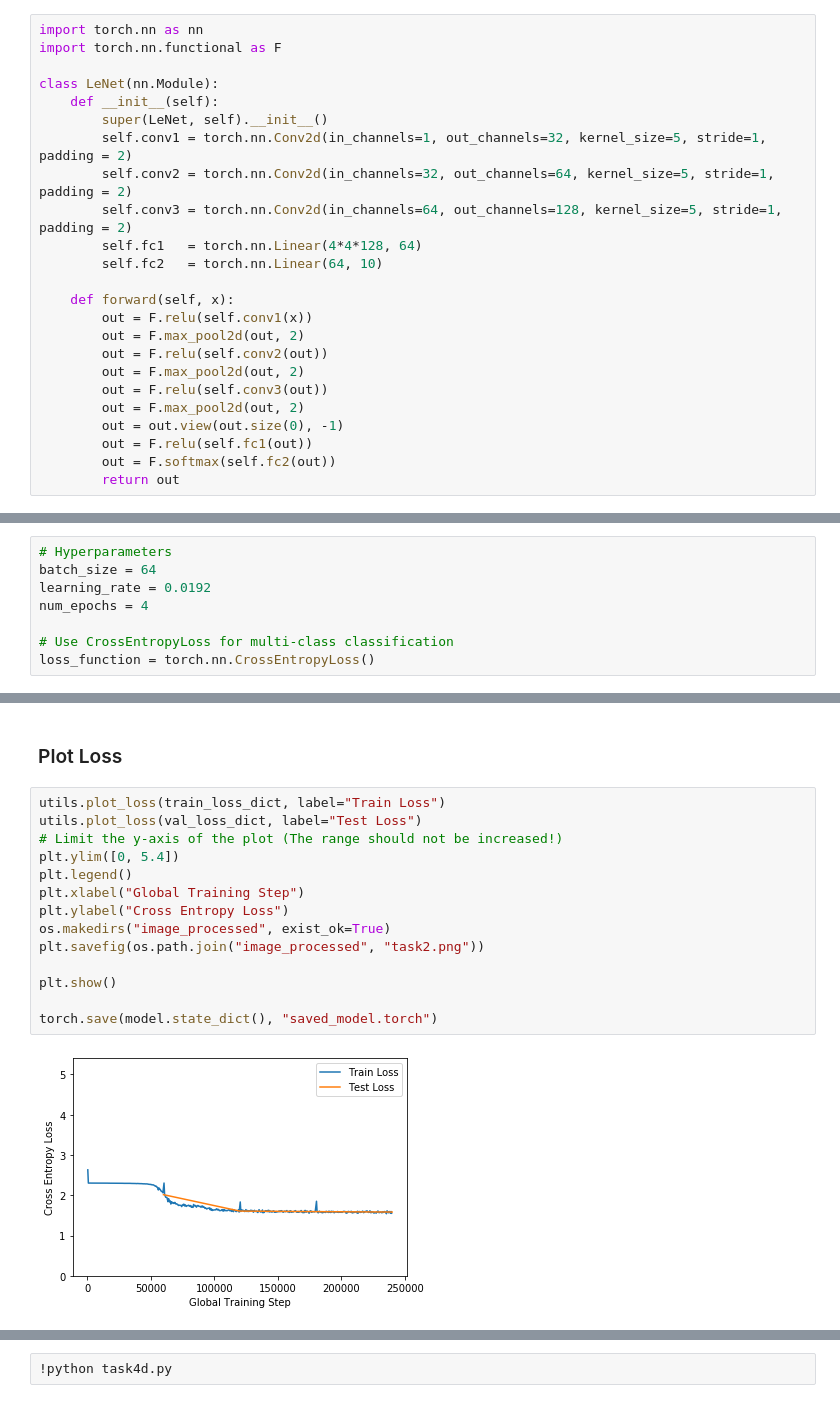
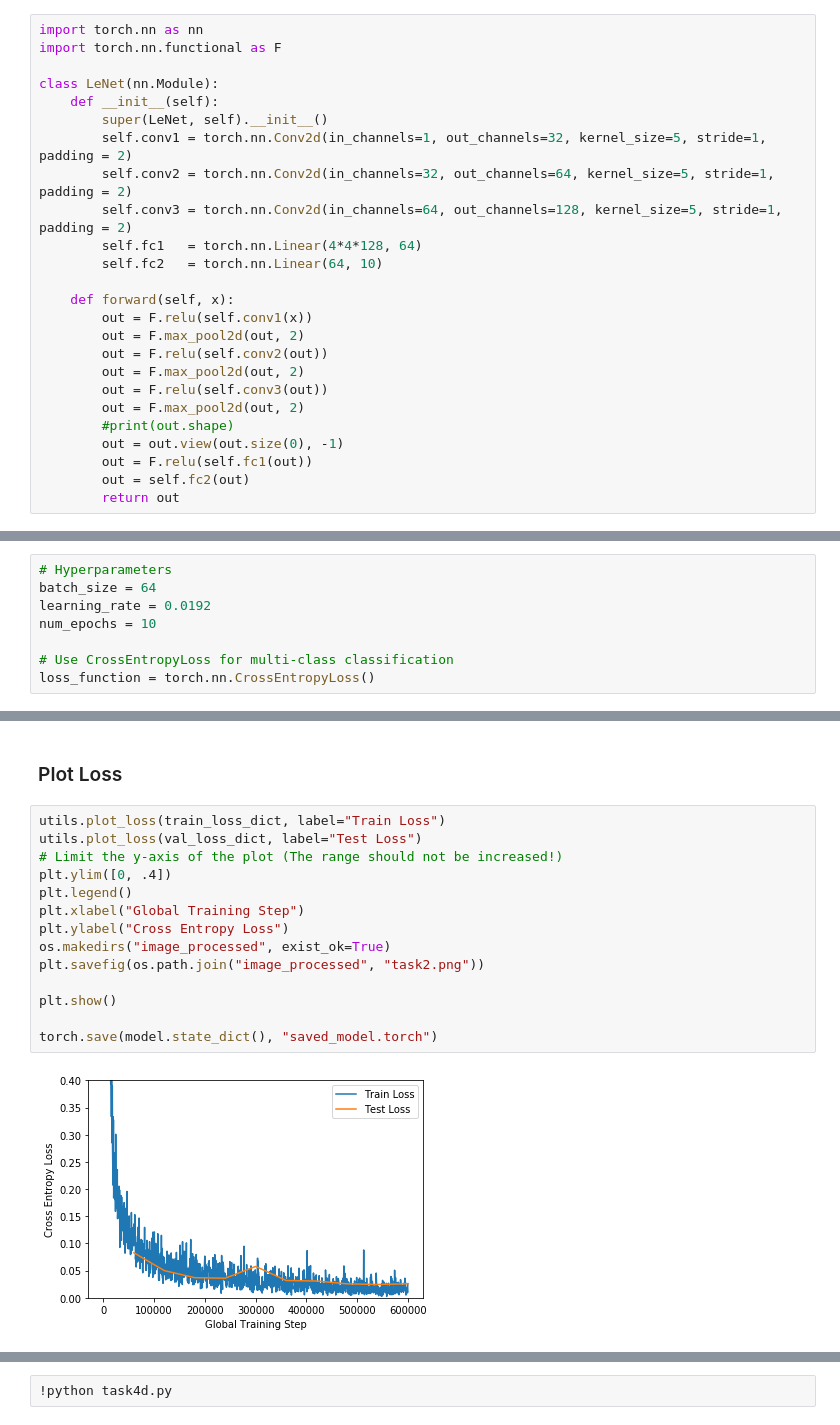
Before and after one commit to Sandbergo/TDT4195, a Jupyter notebook: ip2/task2b.ipynb, the cells around one changed output, grey strips where cells are left out. Cells and saved outputs as stored; diff of their text form.

```diff
--- a/ip2/task2b.ipynb
+++ b/ip2/task2b.ipynb
@@ -67,9 +67,10 @@ class LeNet(nn.Module):
         out = F.max_pool2d(out, 2)
         out = F.relu(self.conv3(out))
         out = F.max_pool2d(out, 2)
+        #print(out.shape)
         out = out.view(out.size(0), -1)
         out = F.relu(self.fc1(out))
-        out = F.softmax(self.fc2(out))
+        out = self.fc2(out)
         return out
 # %% [markdown]
 ### Hyperparameters & Loss function
@@ -77,7 +78,7 @@ class LeNet(nn.Module):
 # Hyperparameters
 batch_size = 64
 learning_rate = 0.0192
-num_epochs = 4
+num_epochs = 10
 
 # Use CrossEntropyLoss for multi-class classification
 loss_function = torch.nn.CrossEntropyLoss()
@@ -113,19 +114,19 @@ train_loss_dict, val_loss_dict = trainer.train(num_epochs)
 # %%
 utils.plot_loss(train_loss_dict, label="Train Loss")
 utils.plot_loss(val_loss_dict, label="Test Loss")
 # Limit the y-axis of the plot (The range should not be increased!)
-plt.ylim([0, 5.4])
+plt.ylim([0, .4])
 plt.legend()
 plt.xlabel("Global Training Step")
 plt.ylabel("Cross Entropy Loss")
 os.makedirs("image_processed", exist_ok=True)
 plt.savefig(os.path.join("image_processed", "task2.png"))
 
 plt.show()
 
 torch.save(model.state_dict(), "saved_model.torch")
 # %% [output]
-[figure, old version]
+[figure, new version]
 # %%
 
 # %%
```
Also changed, not shown: parts of 1 cell of this notebook, 19 other files.
